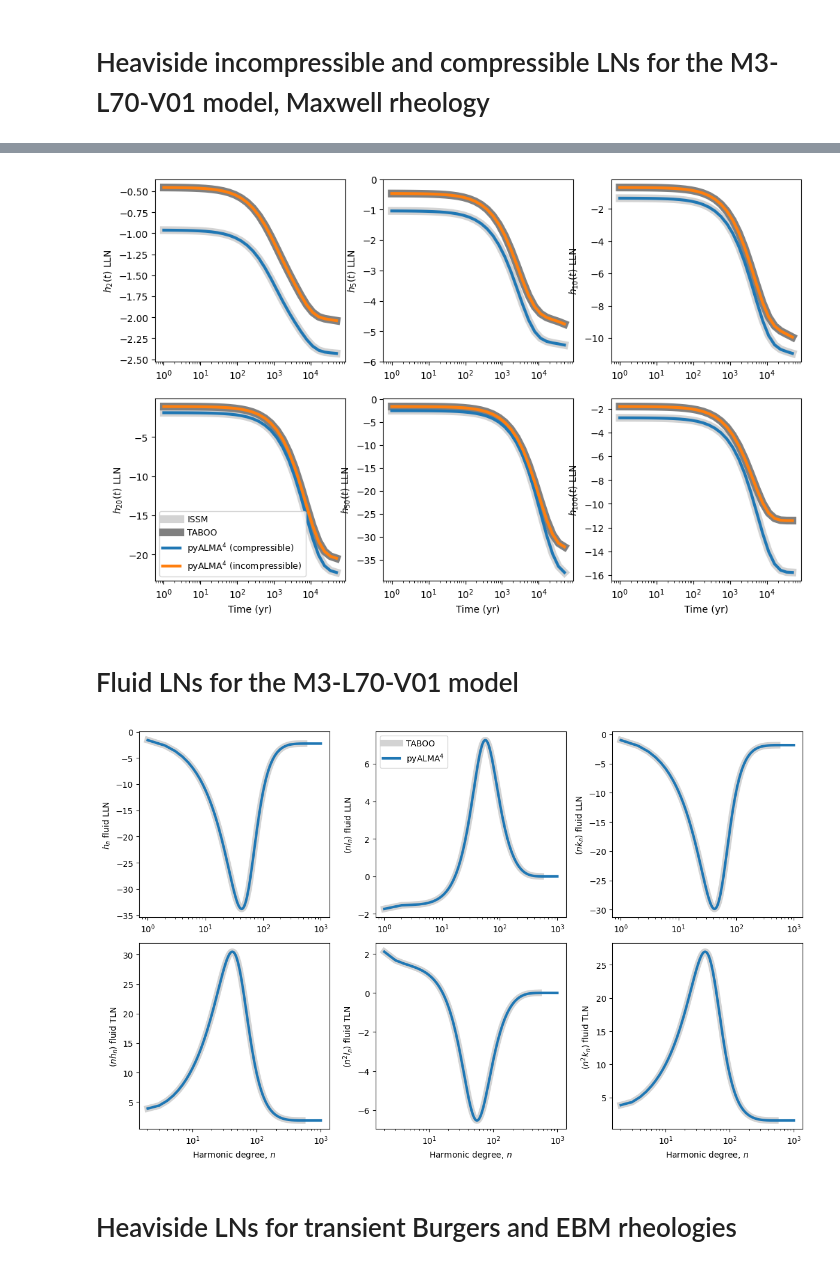
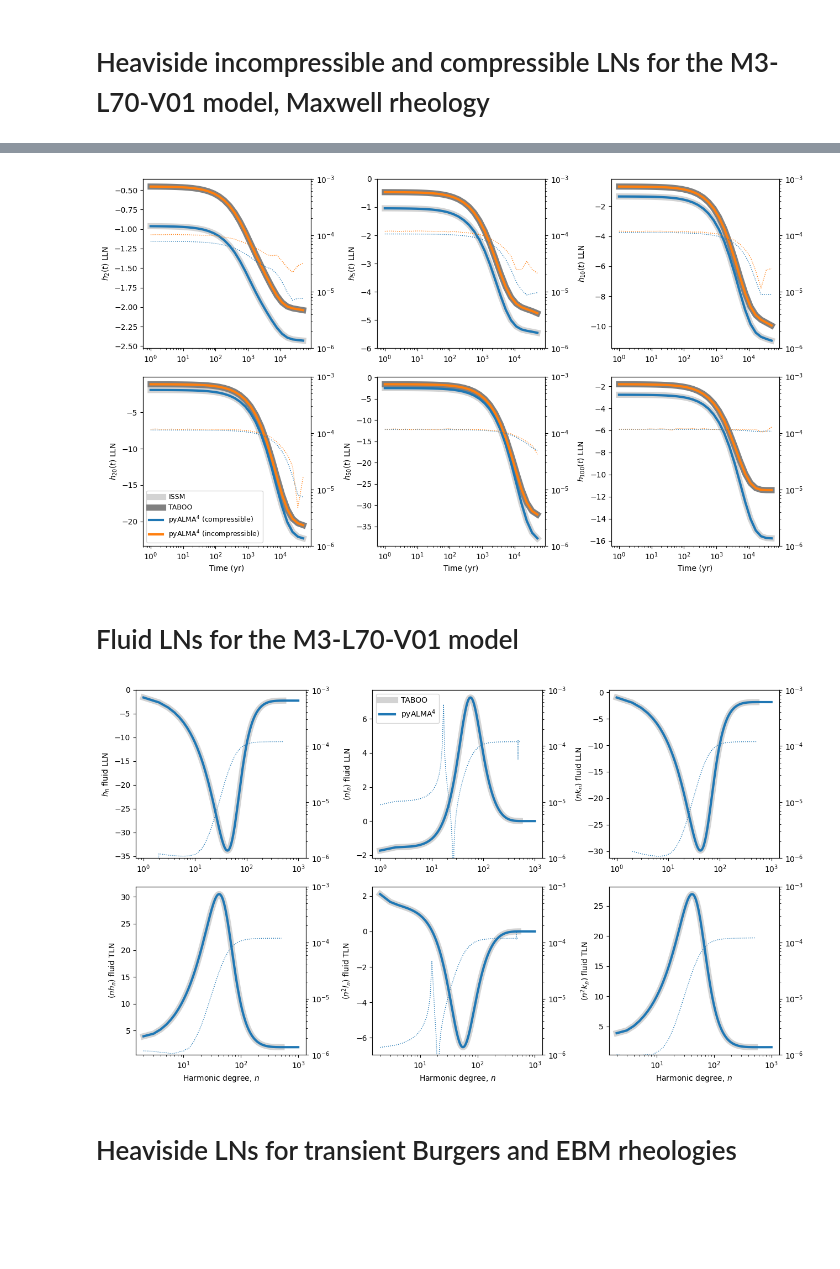
Before and after one commit to danielemelini/pyALMA4, a Jupyter notebook: benchmarks.ipynb, the cells around one changed output, grey strips where cells are left out. Drawn from its saved outputs; the diff is of its cells as text; code cells hidden in the pictures; blank space fills up the shorter version.

```diff
--- a/benchmarks.ipynb
+++ b/benchmarks.ipynb
@@ -127,6 +127,15 @@ Harmonic degree n = 250 ( 0.09030159999383613 s )
 # See Farrell 1972, eq (36)
 
 h_bq, l_bq, k_bq = alma.boussinesq(r,rho,mu,lam)
+# %%
+# Define a function for computing relative differences
+
+def rel_diff(x,y,xref,yref):
+
+    mask = np.isin(xref, x)
+    idx  = np.flatnonzero(mask)
+
+    return np.abs((y-yref[idx]) / yref[idx])
 # %%
 # Compare LNs from LoadDef, ALMA and asymptotic limits
 
@@ -270,8 +298,10 @@ kc_load_issm = data[:,1:]
 n_plot = [2, 5, 10, 20, 50, 100]
 
 lw1, lw2 = 8, 3
+lwdiff = 1
+diff_rng=(1e-6,1e-3)
 
-fig, ax = plt.subplots( 2,3, figsize=(12,7.5) )
+fig, ax = plt.subplots( 2,3, figsize=(13,7.5) )
 
 k=0
 for i in range(2):
@@ -289,6 +319,11 @@ for i in range(2):
 
         ax[i,j].set_ylabel( '$h_{'+str(n_plot[k])+'}(t)$ LLN' )
 
+        ax2=ax[i,j].twinx()
+        ax2.loglog( t, rel_diff(t, hv_load[idx,:],  t, h_load_tb[idx_tb,:]), ':', linewidth=lwdiff )
+        ax2.loglog( t, rel_diff(t, hcv_load[idx,:], t, hc_load_issm[idx_issm,1:]), ':', linewidth=lwdiff )
+        ax2.set_ylim(diff_rng)
+
         if k==3:
             ax[i,j].legend(fontsize=9)
 
@@ -300,8 +335,10 @@ for i in range(2):
             ax[i,j].set_ylim(-6,0)
 
         k+=1
+
+plt.tight_layout()
 # %% [output]
-[figure, old version]
+[figure, new version]
 # %% [markdown]
 # Fluid LNs for the M3-L70-V01 model
 # %%
@@ -368,40 +405,60 @@ h_flu_tide, l_flu_tide, k_flu_tide = alma.love_numbers(r,rho,mu,lam,eta,rheology
 # Plot fluid LNs
 
 lw1, lw2 = 8, 3
+lwdiff=1
+diff_rng=(1e-6,1e-3)
 
-fig, ax = plt.subplots( 2,3, figsize=(12,7.5) )
+fig, ax = plt.subplots( 2,3, figsize=(13,7.5) )
 
 ax[0,0].semilogx( n_load_tb, h_flu_load_tb, linewidth=lw1, color='lightgray'  )
 ax[0,0].semilogx( n_load,    h_flu_load,    linewidth=lw2  )
 ax[0,0].set_ylabel('$h_n$ fluid LLN')
+ax2=ax[0,0].twinx()
+ax2.loglog( n_load[n_load<=512], rel_diff(n_load[n_load<=512], h_flu_load[n_load<=512], n_load_tb, h_flu_load_tb), ':', linewidth=lwdiff )
+ax2.set_ylim(diff_rng)
 
 ax[0,1].semilogx( n_load_tb, n_load_tb*l_flu_load_tb, linewidth=lw1, color='lightgray', label='TABOO'  )
 ax[0,1].semilogx( n_load,    n_load   *l_flu_load,    linewidth=lw2, label='pyALMA${}^4$'  )
 ax[0,1].set_ylabel('$(n l_n)$ fluid LLN')
 ax[0,1].legend(loc='upper left')
+ax2=ax[0,1].twinx()
+ax2.loglog( n_load[n_load<=512], rel_diff(n_load[n_load<=512], l_flu_load[n_load<=512], n_load_tb, l_flu_load_tb), ':', linewidth=lwdiff )
+ax2.set_ylim(diff_rng)
 
 ax[0,2].semilogx( n_load_tb, n_load_tb*k_flu_load_tb, linewidth=lw1, color='lightgray'  )
 ax[0,2].semilogx( n_load,    n_load   *k_flu_load,    linewidth=lw2  )
 ax[0,2].set_ylabel('$(n k_n)$ fluid LLN')
+ax2=ax[0,2].twinx()
+ax2.loglog( n_load[n_load<=512][1:], rel_diff(n_load[n_load<=512], k_flu_load[n_load<=512], n_load_tb, k_flu_load_tb)[1:], ':', linewidth=lwdiff )
+ax2.set_ylim(diff_rng)
 
 ax[1,0].semilogx( n_tide_tb, n_tide_tb*h_flu_tide_tb, linewidth=lw1, color='lightgray'   )
 ax[1,0].semilogx( n_tide,    n_tide   *h_flu_tide,    linewidth=lw2  )
 ax[1,0].set_ylabel('$(n h_n)$ fluid TLN')
 ax[1,0].set_xlabel('Harmonic degree, $n$')
+ax2=ax[1,0].twinx()
+ax2.loglog( n_tide[n_tide<=512], rel_diff(n_tide[n_tide<=512], h_flu_tide[n_tide<=512], n_tide_tb, h_flu_tide_tb), ':', linewidth=lwdiff )
+ax2.set_ylim(diff_rng)
 
 ax[1,1].semilogx( n_tide_tb, (n_tide_tb**2) *l_flu_tide_tb, linewidth=lw1, color='lightgray'   )
 ax[1,1].semilogx( n_tide,    (n_tide**2)    *l_flu_tide,    linewidth=lw2  )
 ax[1,1].set_ylabel('$(n^2 l_n)$ fluid TLN')
 ax[1,1].set_xlabel('Harmonic degree, $n$')
+ax2=ax[1,1].twinx()
+ax2.loglog( n_tide[n_tide<=512], rel_diff(n_tide[n_tide<=512], l_flu_tide[n_tide<=512], n_tide_tb, l_flu_tide_tb), ':', linewidth=lwdiff )
+ax2.set_ylim(diff_rng)
 
 ax[1,2].semilogx( n_tide_tb, n_tide_tb**2 * k_flu_tide_tb, linewidth=lw1, color='lightgray',     label='TABOO'  )
 ax[1,2].semilogx( n_tide,    n_tide**2    * k_flu_tide,    linewidth=lw2,                        label='pyALMA4' )
 ax[1,2].set_ylabel('$(n^2 k_n)$ fluid TLN ')
 ax[1,2].set_xlabel('Harmonic degree, $n$')
+ax2=ax[1,2].twinx()
+ax2.loglog( n_tide[n_tide<=512], rel_diff(n_tide[n_tide<=512], k_flu_tide[n_tide<=512], n_tide_tb, k_flu_tide_tb), ':', linewidth=lwdiff )
+ax2.set_ylim(diff_rng)
 
 plt.tight_layout()
 # %% [output]
-[figure, old version]
+[figure, new version]
 # %% [markdown]
 # Heaviside LNs for transient Burgers and EBM rheologies
 # %%
```
Also changed, not shown: parts of 10 cells of this notebook.
